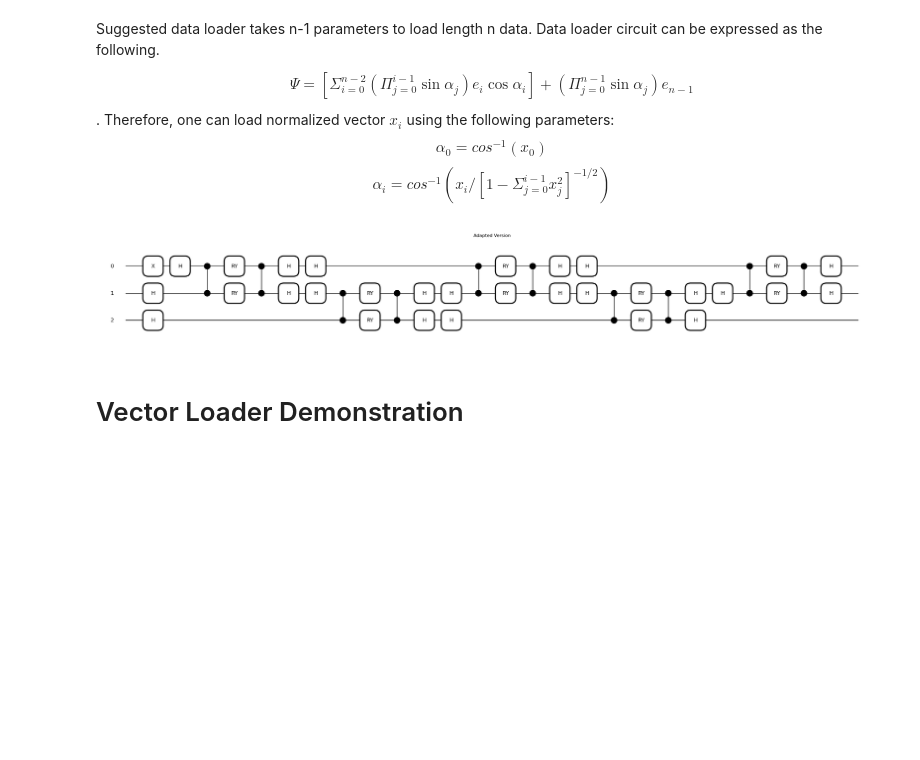
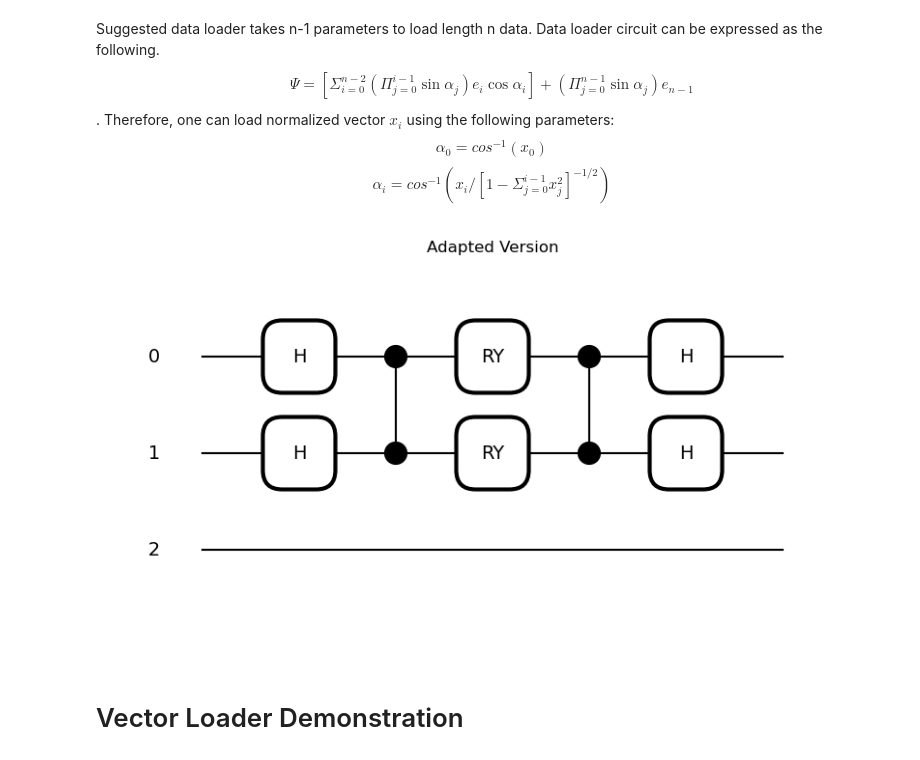
Before and after one commit to EyupBunlu/QViT_HEP_ML4Sci, a Jupyter notebook: Introduction.ipynb, the cells around one changed output. Cells and saved outputs as stored; diff of their text form; code cells hidden in the pictures; blank space fills up the shorter version.

```diff
--- a/Introduction.ipynb
+++ b/Introduction.ipynb
@@ -49,10 +49,10 @@ Therefore, one can load normalized vector $x_i$ using the following parameters:
 $$\alpha_0 = cos^{-1}(x_0)$$
 $$\alpha_i = cos^{-1}\left(x_i / \left[1-\Sigma_{j=0}^{i-1}x_j^2\right]^{-1/2}\right)$$
 # %%
-qml.draw_mpl(mmult,show_all_wires=True,wire_order=[i for i in range(length)])(torch.zeros(10),torch.zeros(2))
+qml.draw_mpl(mmult,show_all_wires=True,wire_order=[i for i in range(length)])(torch.zeros(10),None,2)
 q=plt.title('Adapted Version')
 # %% [output]
-[figure, old version]
+[figure, new version]
 # %% [markdown]
 # Vector Loader Demonstration
 # %%
```
Also changed, not shown: parts of 4 cells of this notebook.
